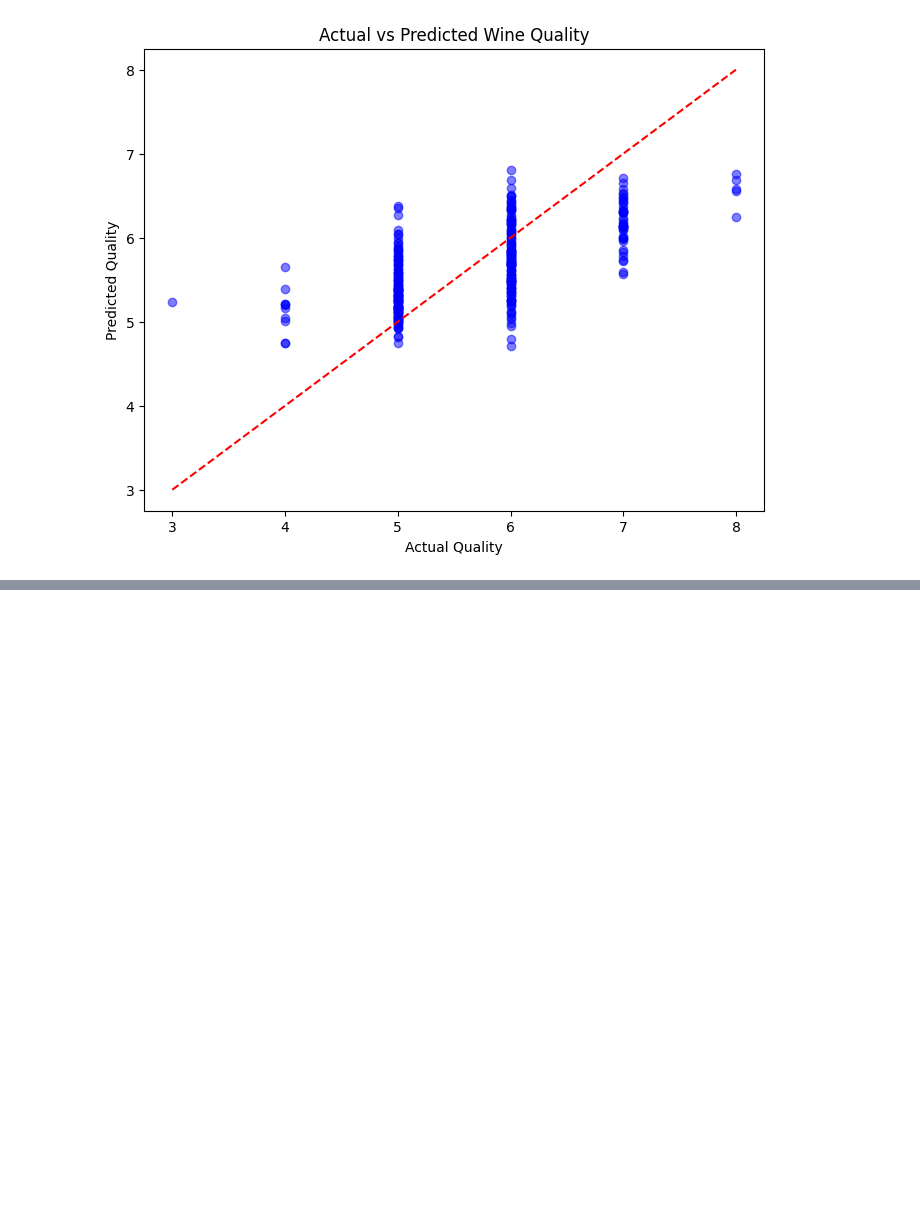
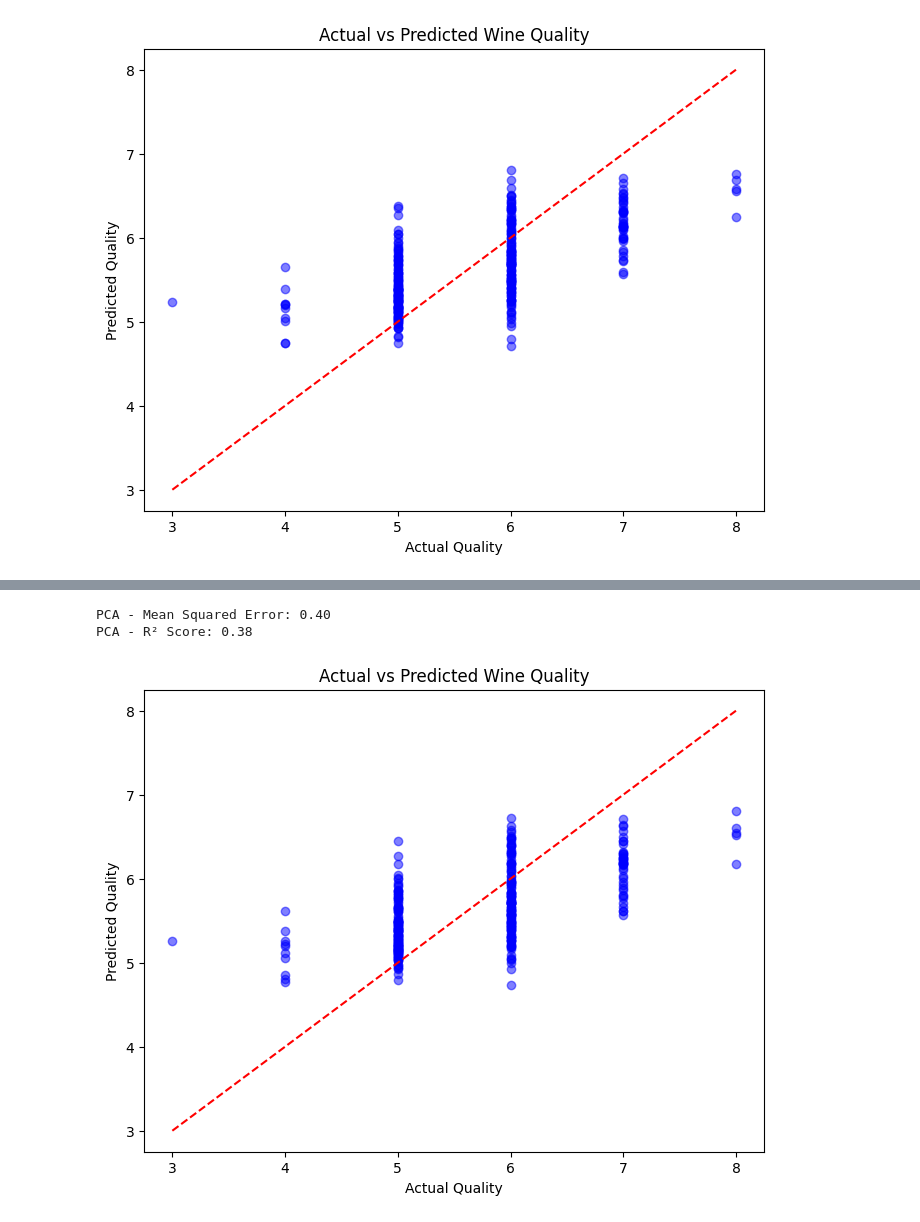
Before and after one commit to ArnvvA/ML, a Jupyter notebook: ML.ipynb, the cells around one changed output, grey strips where cells are left out. Cells and saved outputs as stored; diff of their text form; code cells hidden in the pictures; blank space fills up the shorter version.

```diff
--- a/ML.ipynb
+++ b/ML.ipynb
@@ -88,0 +193,29 @@ Passing `palette` without assigning `hue` is deprecated and will be removed in v
+# %%
+X_test_scaled = scaler.transform(X_test)  # Standardize test data
+X_test_pca = pca.transform(X_test_scaled)  # Apply PCA transformation
+# %%
+model = LinearRegression()
+model.fit(X_train_pca, y_train)  # Train on reduced features
+
+# Predict on test set
+y_pred_pca = model.predict(X_test_pca)
+
+# Evaluate performance
+mse_pca = mean_squared_error(y_test, y_pred_pca)
+r2_pca = r2_score(y_test, y_pred_pca)
+
+print(f"PCA - Mean Squared Error: {mse_pca:.2f}")
+print(f"PCA - R² Score: {r2_pca:.2f}")
+# %% [output]
+PCA - Mean Squared Error: 0.40
+PCA - R² Score: 0.38
+# %%
+plt.figure(figsize=(8, 6))
+plt.scatter(y_test, y_pred_pca, alpha=0.5, color="blue")
+plt.plot([y_test.min(), y_test.max()], [y_test.min(), y_test.max()], '--', color='red')  # Identity line
+plt.xlabel("Actual Quality")
+plt.ylabel("Predicted Quality")
+plt.title("Actual vs Predicted Wine Quality")
+plt.show()
+# %% [output]
+[figure, added]
```
Also changed, not shown: parts of 18 cells of this notebook.
